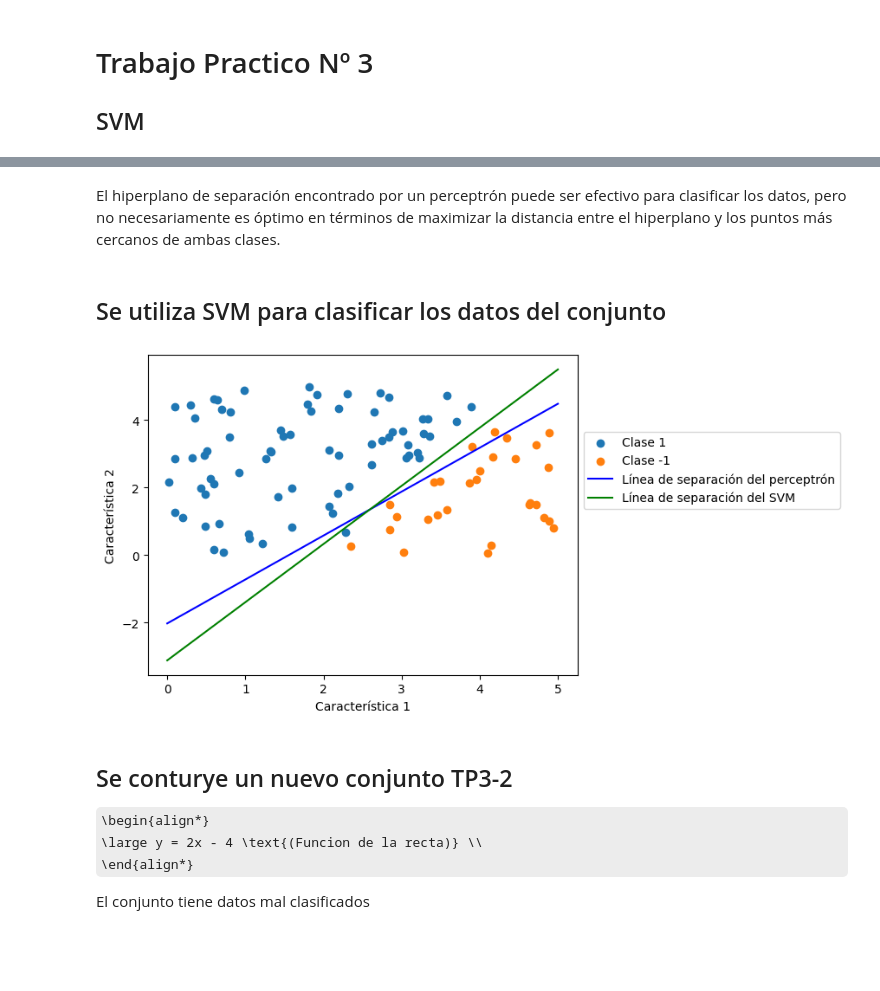
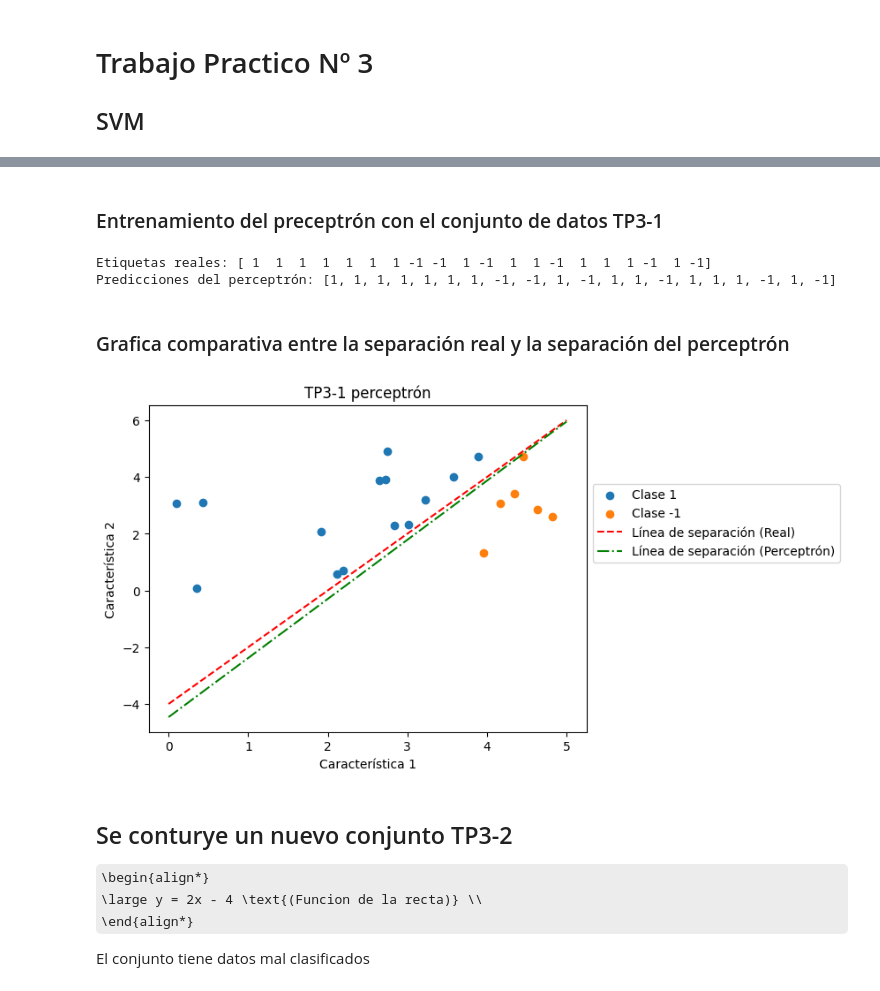
Before and after one commit to UnahurAprendizajeAutomatico/SVM, a Jupyter notebook: modelos/svm.ipynb, the cells around one changed output, grey strips where cells are left out. Drawn from its saved outputs; the diff is of its cells as text; code cells hidden in the pictures; some formulas as TeX source; blank space fills up the shorter version.

```diff
--- a/modelos/svm.ipynb
+++ b/modelos/svm.ipynb
@@ -67,35 +72,38 @@ plt.show()
-# %% [markdown]
-El hiperplano de separación encontrado por un perceptrón puede ser efectivo para clasificar los datos, pero no necesariamente es óptimo en términos de maximizar la distancia entre el hiperplano y los puntos más cercanos de ambas clases.
-# %% [markdown]
-## Se utiliza SVM para clasificar los datos del conjunto
-# %%
-from sklearn import svm
-
-# Crear un clasificador SVM con un kernel lineal
-svm_classifier = svm.SVC(kernel='linear')
-
-# Entrenar el SVM con los mismos datos que usaste para el perceptrón
-svm_classifier.fit(X, y)
-
-# Obtener los coeficientes del hiperplano y el término de sesgo
-w_svm = svm_classifier.coef_[0]
-b_svm = svm_classifier.intercept_
-
-# Visualizar la línea de separación óptima encontrada por el SVM
-slope_svm = -w_svm[0] / w_svm[1]
-intercept_svm = -b_svm / w_svm[1]
-
-plt.scatter(x1[y == 1], x2[y == 1], label='Clase 1')
-plt.scatter(x1[y == -1], x2[y == -1], label='Clase -1')
-#plt.plot([0, 5], [separador(0), separador(5)], color='red', linestyle='--', label='Línea de separación real')
-plt.plot([0, 5], [intercept, intercept + 5 * slope], color='blue', label='Línea de separación del perceptrón')
-plt.plot([0, 5], [intercept_svm, intercept_svm + 5 * slope_svm], color='green', label='Línea de separación del SVM')
-plt.xlabel('Característica 1')
-plt.ylabel('Característica 2')
-plt.legend(loc='lower left',bbox_to_anchor=(1, 0.5))
-plt.show()
-# %% [output]
-[figure, removed]
+# %% [markdown]
+### Entrenamiento del preceptrón con el conjunto de datos TP3-1
+# %%
+# Combina los 2 arreglos y los transpone
+# Datos de entrenamiento
+X1 = np.vstack((x1, x2)) . T
+y = y_real
+
+# Entrenar perceptron
+learning_rate = 0.01
+epochs = 1000
+w, b = train_perceptron(X1, y, learning_rate, epochs)
+
+predicciones = [step_activation(np.dot(x,w) + b) for x in X1]
+
+print("Etiquetas reales:", y)
+print("Predicciones del perceptrón:", predicciones)
+# %% [output]
+Etiquetas reales: [ 1  1  1  1  1  1  1 -1 -1  1 -1  1  1 -1  1  1  1 -1  1 -1]
+Predicciones del perceptrón: [1, 1, 1, 1, 1, 1, 1, -1, -1, 1, -1, 1, 1, -1, 1, 1, 1, -1, 1, -1]
+# %% [markdown]
+### Grafica comparativa entre la separación real y la separación del perceptrón
+# %%
+# Crear la gráfica
+plt.scatter(x1[y_real == 1], x2[y_real == 1], label='Clase 1')
+plt.scatter(x1[y_real == -1], x2[y_real == -1], label='Clase -1')
+plt.plot([0, 5], [separador(0), separador(5)], color='red', linestyle='--', label='Línea de separación (Real)')
+plt.plot([0, 5], [-(w[0]/w[1])*0 + (-b/w[1]), -(w[0]/w[1])*5 + (-b/w[1])], color='green', linestyle='-.', label='Línea de separación (Perceptrón)')
+plt.xlabel('Característica 1')
+plt.ylabel('Característica 2')
+plt.legend(loc='lower left', bbox_to_anchor=(1, 0.5))
+plt.title('TP3-1 perceptrón')
+plt.show()
+# %% [output]
+[figure, added]
 # %% [markdown]
 ## Se conturye un nuevo conjunto TP3-2
 \begin{align*}
```
Also changed, not shown: parts of 19 cells of this notebook, 2 other files.
